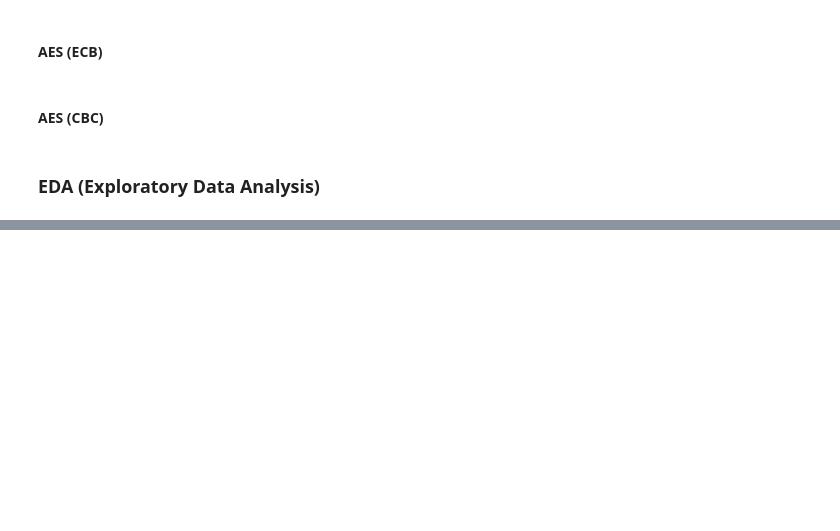
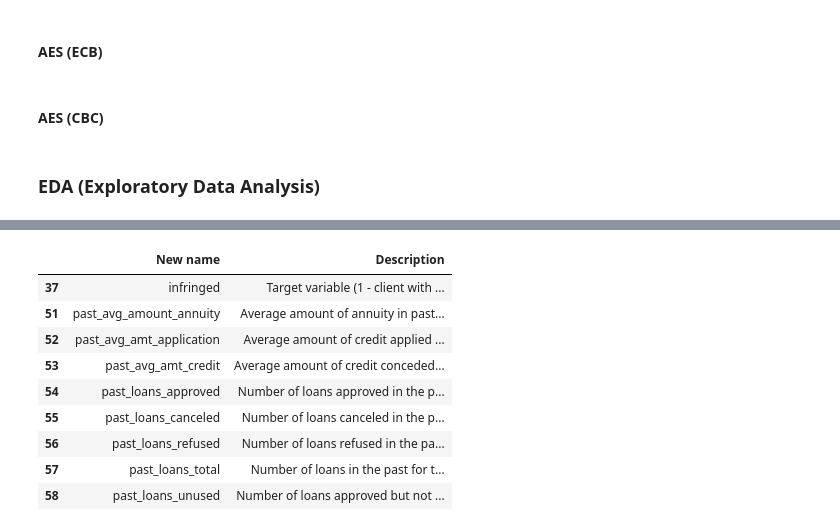
Before and after one commit to bluuuk/security-privacy, a Jupyter notebook: notebooks/Delentture.ipynb, the cells around one changed output, grey strips where cells are left out. Cells and saved outputs as stored; diff of their text form; code cells hidden in the pictures; blank space fills up the shorter version.

```diff
--- a/notebooks/Delentture.ipynb
+++ b/notebooks/Delentture.ipynb
@@ -118,0 +205,9 @@ def decrypt_image_ecb(data, key, iv=b''):
+# %%
+regex = 'past_.*'
+
+cond_regex = df_columns['New name'].str.match(regex)
+result = df_columns[cond_regex]
+cols = result['New name'].tolist()
+cols += ['infringed']
+
+cols
@@ -118,0 +224,14 @@ def decrypt_image_ecb(data, key, iv=b''):
+# %%
+cond = df_columns['New name'].isin(cols)
+df_columns.loc[cond]
+# %% [output]
+|  | New name | Description |
+| 37 | infringed | Target variable (1 - client with ... |
+| 51 | past_avg_amount_annuity | Average amount of annuity in past... |
+| 52 | past_avg_amt_application | Average amount of credit applied ... |
+| 53 | past_avg_amt_credit | Average amount of credit conceded... |
+| 54 | past_loans_approved | Number of loans approved in the p... |
+| 55 | past_loans_canceled | Number of loans canceled in the p... |
+| 56 | past_loans_refused | Number of loans refused in the pa... |
+| 57 | past_loans_total | Number of loans in the past for t... |
+| 58 | past_loans_unused | Number of loans approved but not ... |
```
Also changed, not shown: parts of 16 cells of this notebook, 1 other file.
